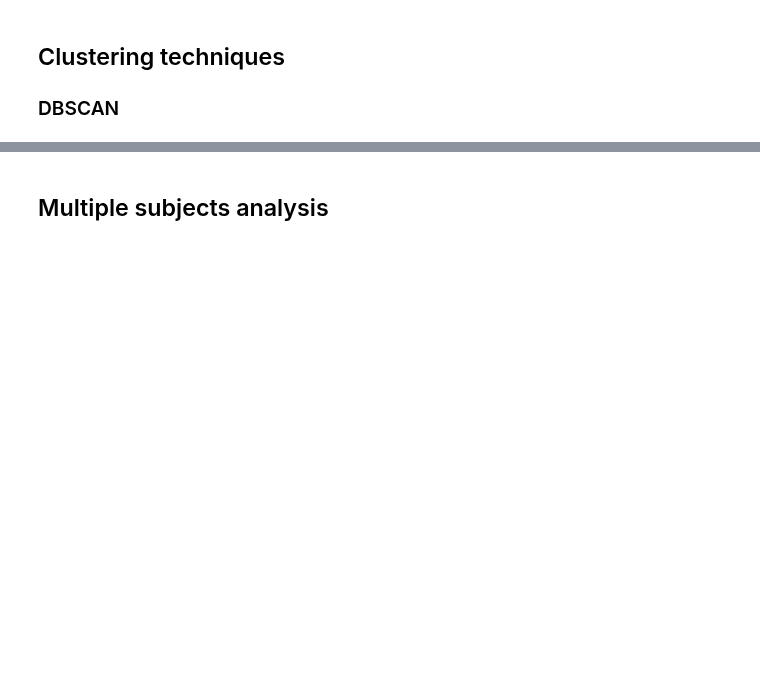
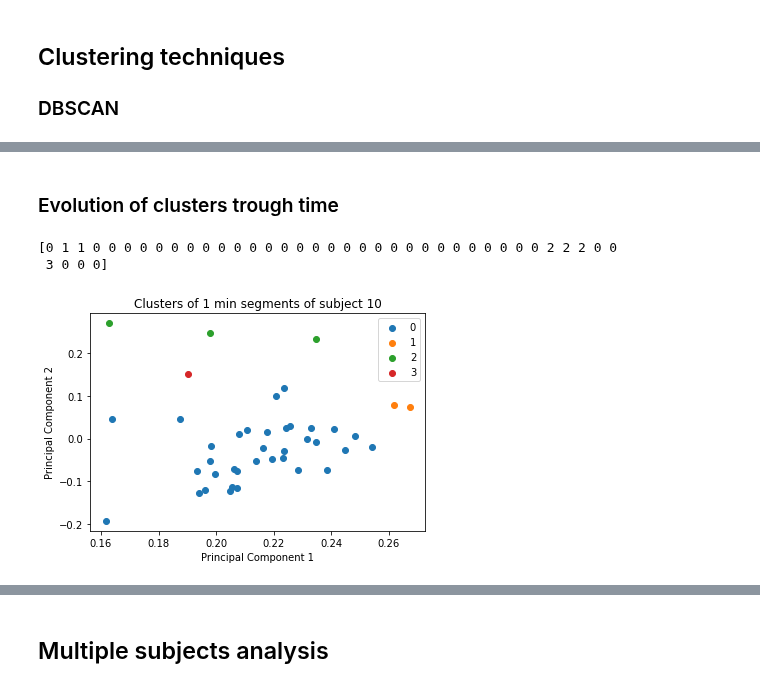
Before and after one commit to fruste/driver-drowsiness, a Jupyter notebook: code/embeddings_analysis.ipynb, the cells around one changed output, grey strips where cells are left out. Saved outputs shown, nothing was run; the diff lists cells and outputs as text; code cells hidden in the pictures; blank space fills up the shorter version.

```diff
--- a/code/embeddings_analysis.ipynb
+++ b/code/embeddings_analysis.ipynb
@@ -128 +132,28 @@ print(all_values)
 []
+# %% [markdown]
+### Evolution of clusters trough time
+# %%
+cluster_model = DBSCAN(eps = 0.25, min_samples = 1).fit(np.array(avg_norm_embs))
+labels = cluster_model.labels_
+uni_labels = np.unique(labels)
+print(labels)
+
+all_values = []
+for label in uni_labels:
+    label_values = []
+    for i, emb in enumerate(pc_normal):
+        if labels[i] == label:
+            label_values.append(list(pc_normal[i]))
+    plt.scatter(np.array(label_values)[:,0], np.array(label_values)[:,1], label = str(label))
+
+plt.xlabel('Principal Component 1')
+plt.ylabel('Principal Component 2')
+plt.title('Clusters of 1 min segments of subject 10')
+plt.legend()
+
+plt.savefig('../figures/clusters_sub10_normal.jpg')
+plt.show()
+# %% [output]
+[0 1 1 0 0 0 0 0 0 0 0 0 0 0 0 0 0 0 0 0 0 0 0 0 0 0 0 0 0 0 0 0 2 2 2 0 0
+ 3 0 0 0]
+[figure, added]
```
Also changed, not shown: parts of 8 cells of this notebook, 7 other files.
